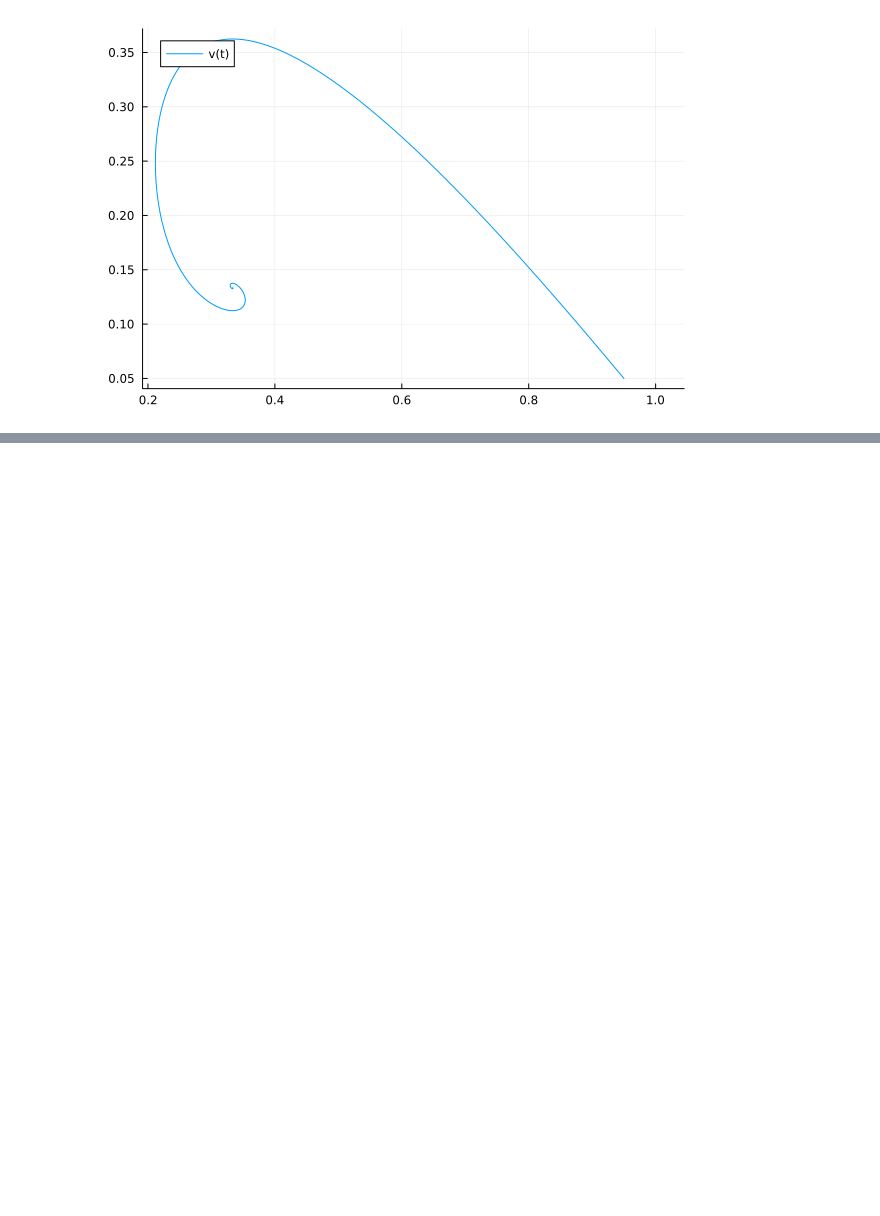
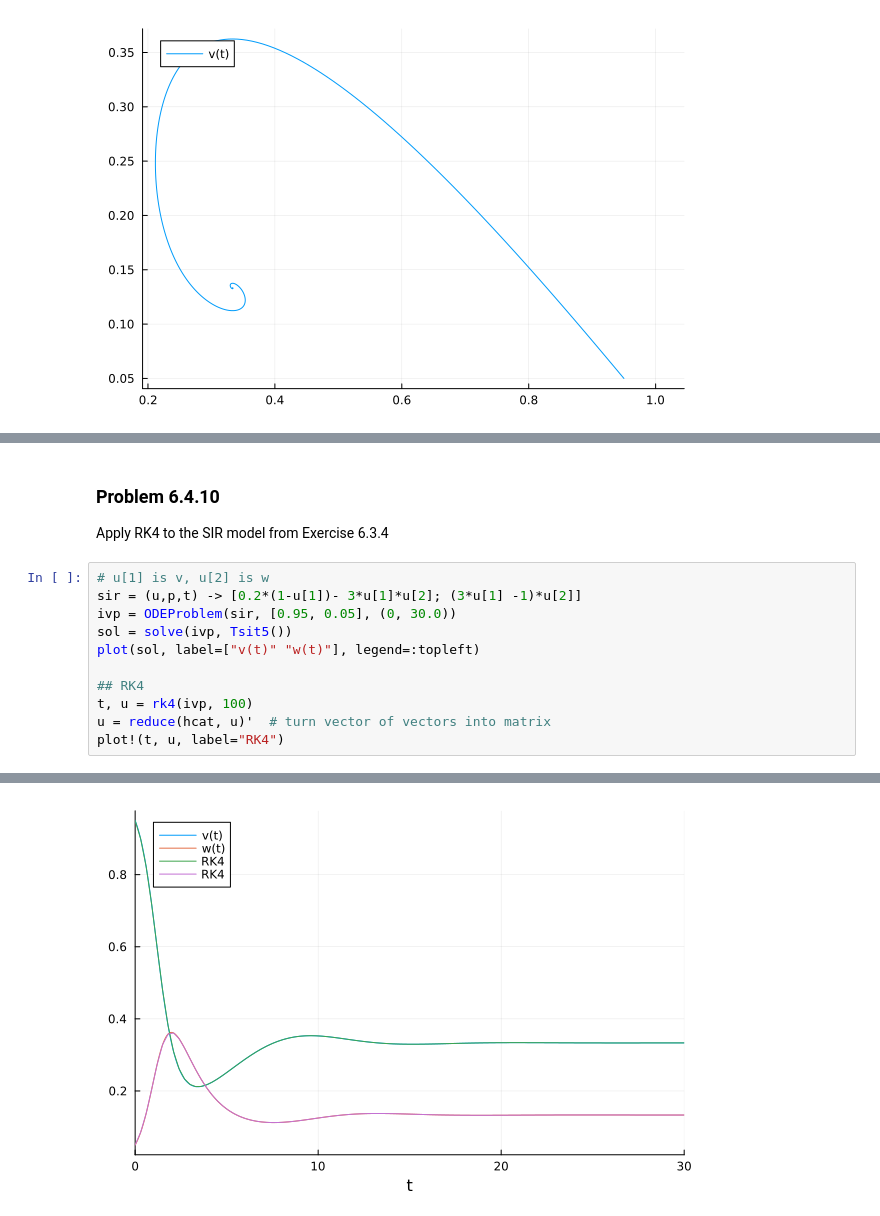
Before and after one commit to DrEntropy/FNC, a Jupyter notebook: chapter6.ipynb, the cells around one changed output, grey strips where cells are left out. Saved outputs shown, nothing was run; the diff lists cells and outputs as text; blank space fills up the shorter version.

```diff
--- a/chapter6.ipynb
+++ b/chapter6.ipynb
@@ -302,0 +446,15 @@ plot(sol,vars=(1,2), label=["v(t)" "w(t)"], legend=:topleft)
+# %% [markdown]
+### Problem 6.4.10
+Apply RK4 to the SIR model from Exercise 6.3.4
+# %%
+# u[1] is v, u[2] is w
+sir = (u,p,t) -> [0.2*(1-u[1])- 3*u[1]*u[2]; (3*u[1] -1)*u[2]]
+ivp = ODEProblem(sir, [0.95, 0.05], (0, 30.0))
+sol = solve(ivp, Tsit5())
+plot(sol, label=["v(t)" "w(t)"], legend=:topleft)
+
+## RK4
+t, u = rk4(ivp, 100)
+u = reduce(hcat, u)'  # turn vector of vectors into matrix
+plot!(t, u, label="RK4")
+# %% [output]
@@ -302,0 +463 @@ plot(sol,vars=(1,2), label=["v(t)" "w(t)"], legend=:topleft)
+[figure, added]
```
Also changed, not shown: parts of 19 cells of this notebook.
